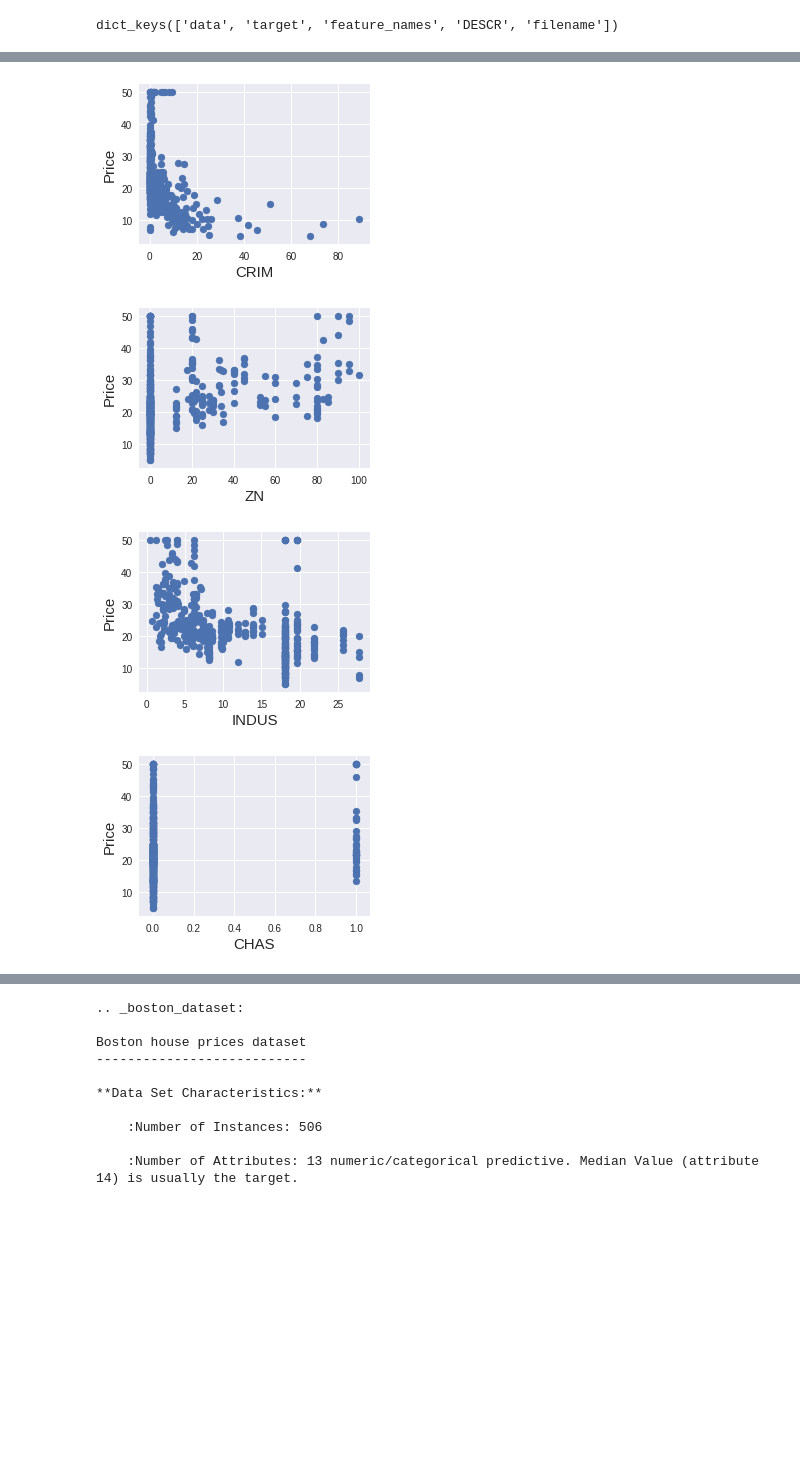
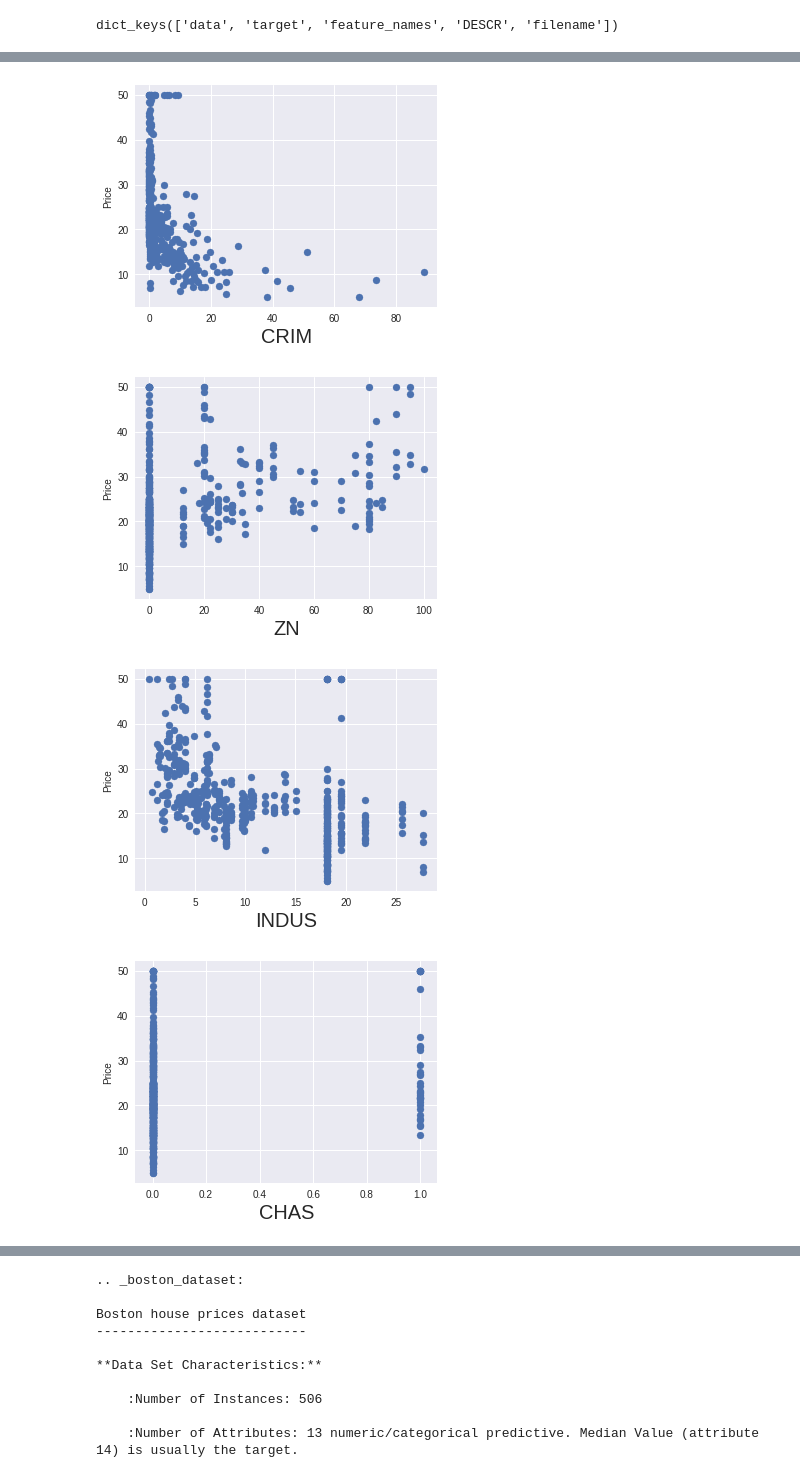
Before and after one commit to 101guptaji/Predicting-Boston-Housing-Prices, a Jupyter notebook: Multivariate_linear_regression.ipynb, the cells around one changed output, grey strips where cells are left out. Cells and saved outputs as stored; diff of their text form; code cells hidden in the pictures; blank space fills up the shorter version.

```diff
--- a/Multivariate_linear_regression.ipynb
+++ b/Multivariate_linear_regression.ipynb
@@ -43,13 +38,13 @@ plt.tight_layout()
 # %%
 #visualising price dependence on all features
 for index, feature_name in enumerate(boston_dataset.feature_names):
-    plt.figure(figsize=(4, 3))
+    plt.figure(figsize=(5, 4))
     plt.scatter(boston_dataset.data[:, index], boston_dataset.target)
-    plt.ylabel('Price', size=15)
-    plt.xlabel(feature_name, size=15)
+    plt.ylabel('Price', size=10)
+    plt.xlabel(feature_name, size=20)
     plt.tight_layout()
 # %% [output]
-[figure, old version]
+[figure, new version]
-[figure, old version]
+[figure, new version]
-[figure, old version]
+[figure, new version]
-[figure, old version]
+[figure, new version]
```
Also changed, not shown: parts of 7 cells of this notebook.
